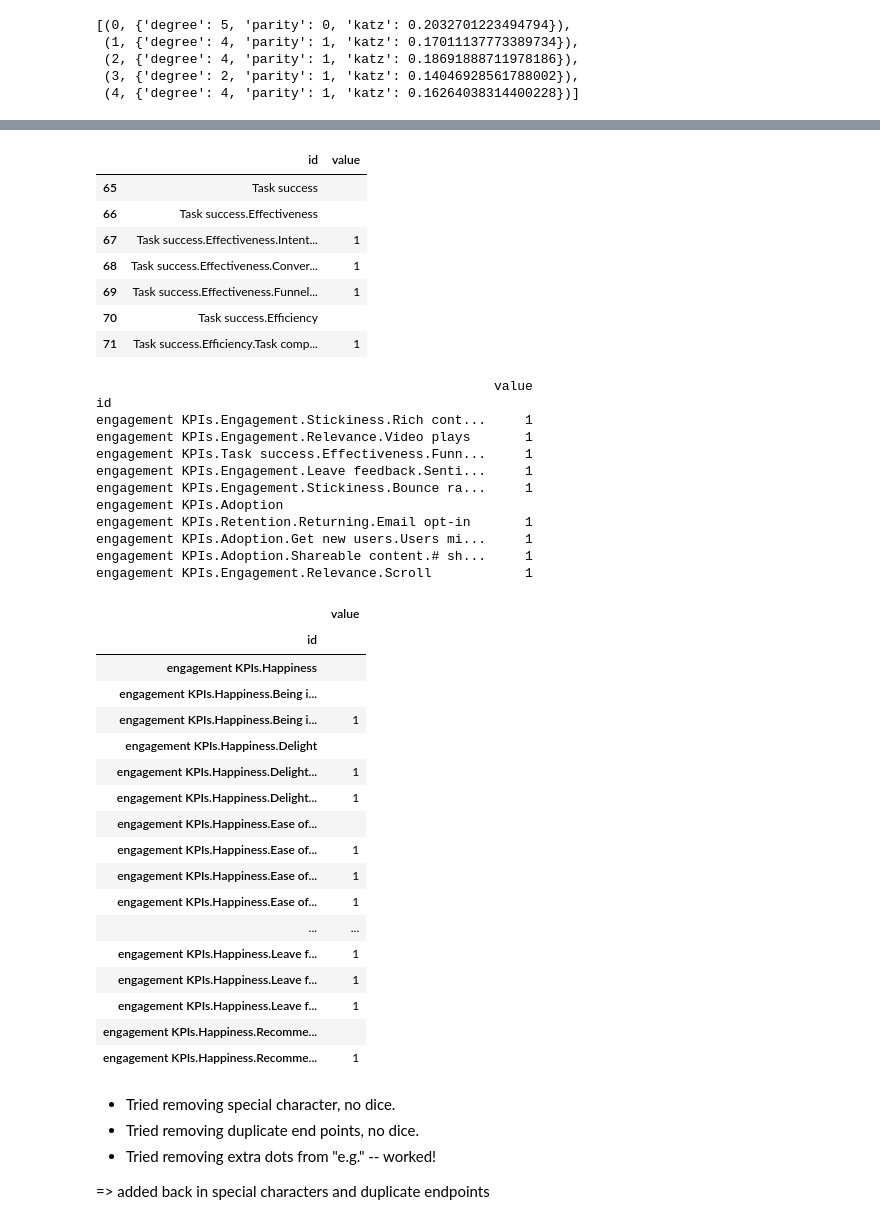
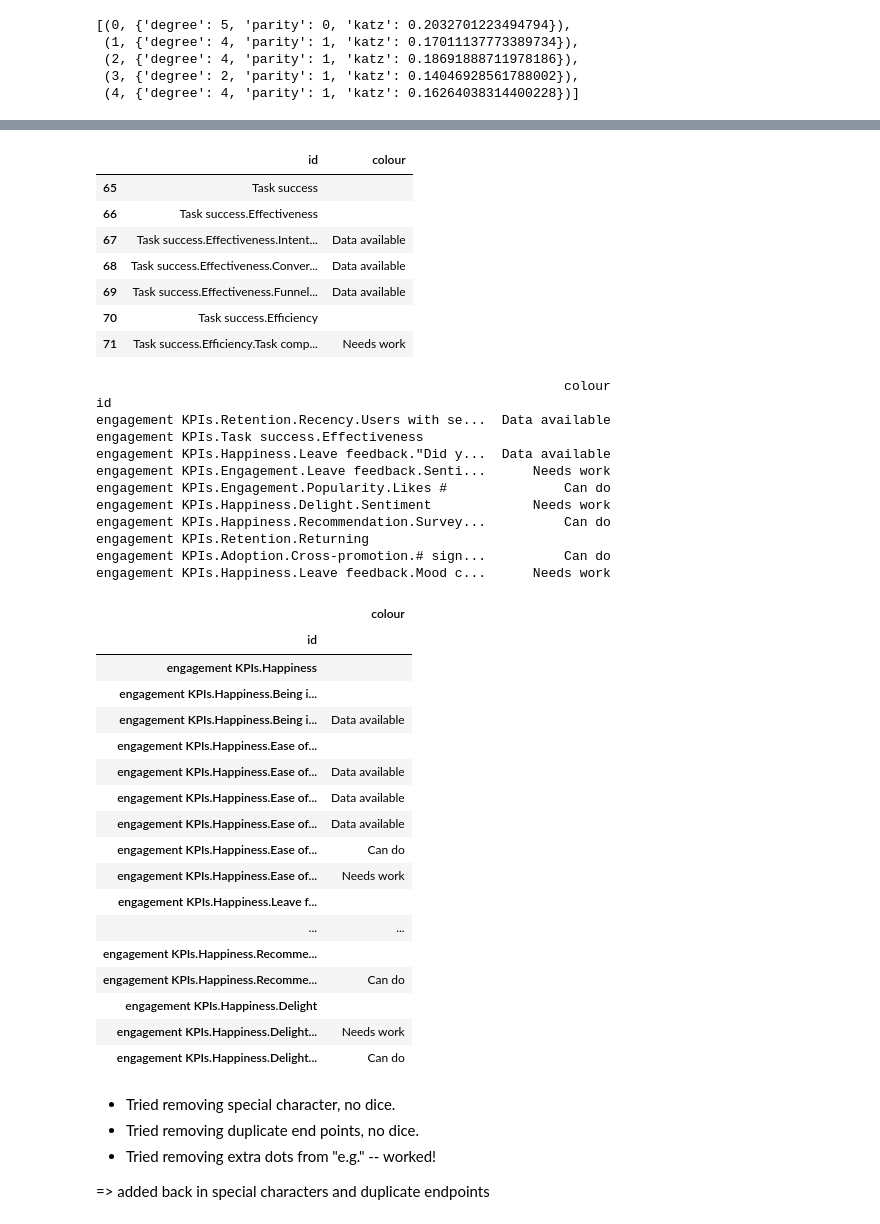
Before and after one commit to SWannell/engagement-kpi-mapping, a Jupyter notebook: TreeViz.ipynb, the cells around one changed output, grey strips where cells are left out. Saved outputs shown, nothing was run; the diff lists cells and outputs as text; code cells hidden in the pictures.

```diff
--- a/TreeViz.ipynb
+++ b/TreeViz.ipynb
@@ -312,7 +312,7 @@ Found a [CSV-based D3 radial tidy tree](https://blockbuilder.org/FrissAnalytics/
 # %%
-eng = pd.read_csv('RawData\\KPI workshop write-up_Engagement - with dupes.csv')
+eng = pd.read_csv('RawData\\KPI workshop write-up_Engagement - Sheet1.csv')
 eng.columns = ['objective', 'driver', 'metric', 'slice', 'colour']
-eng.drop('colour', axis=1, inplace=True)
+eng.drop('slice', axis=1, inplace=True)
 for col in ['objective', 'driver', 'metric']:
     eng[col] = eng[col].str.replace('.', '')
 eng.sample(10)
@@ -331,33 +331,34 @@ eng.sample(10)
 # %%
-eng_tidy = pd.DataFrame(columns=['id', 'value'])
+eng_tidy = pd.DataFrame(columns=['id', 'colour'])
 counter = 0
 pairs = set([])
 for i in eng.index:
     obj_dri_met = (eng.loc[i, 'objective'], eng.loc[i, 'driver'], eng.loc[i, 'metric'])
     obj_dri = obj_dri_met[:2]
     obj = obj_dri_met[0]
+    colour = eng.loc[i, 'colour']
     if obj not in pairs:
         pairs.add(obj)
         eng_tidy.loc[counter] = [obj, '']
         counter += 1
     if obj_dri not in pairs:
         pairs.add(obj_dri)
         eng_tidy.loc[counter] = ['{}.{}'.format(obj_dri[0], obj_dri[1]), '']
         counter += 1
     if obj_dri_met not in pairs:
         pairs.add(obj_dri_met)
-        eng_tidy.loc[counter] = ['{}.{}.{}'.format(obj_dri_met[0], obj_dri_met[1], obj_dri_met[2]), 1]
+        eng_tidy.loc[counter] = ['{}.{}.{}'.format(obj_dri_met[0], obj_dri_met[1], obj_dri_met[2]), colour]
         counter += 1
 eng_tidy[eng_tidy['id'].str.startswith('Task success')]
 # %% [output]
-|  | id | value |
+|  | id | colour |
 | 65 | Task success |  |
 | 66 | Task success.Effectiveness |  |
-| 67 | Task success.Effectiveness.Intent... | 1 |
-| 68 | Task success.Effectiveness.Conver... | 1 |
-| 69 | Task success.Effectiveness.Funnel... | 1 |
+| 67 | Task success.Effectiveness.Intent... | Data available |
+| 68 | Task success.Effectiveness.Conver... | Data available |
+| 69 | Task success.Effectiveness.Funnel... | Data available |
 | 70 | Task success.Efficiency |  |
-| 71 | Task success.Efficiency.Task comp... | 1 |
+| 71 | Task success.Efficiency.Task comp... | Needs work |
 # %%
 root_name = 'engagement KPIs'
 eng_tidy['id'] = root_name + '.' + eng_tidy['id']
@@ -365,40 +366,40 @@ eng_tidy.loc[counter] = [root_name, '']
 eng_tidy.set_index('id', inplace=True)
 print(eng_tidy.sample(10))
 # %% [output]
-                                                   value
+                                                            colour
 id
-engagement KPIs.Engagement.Stickiness.Rich cont...     1
-engagement KPIs.Engagement.Relevance.Video plays       1
-engagement KPIs.Task success.Effectiveness.Funn...     1
-engagement KPIs.Engagement.Leave feedback.Senti...     1
-engagement KPIs.Engagement.Stickiness.Bounce ra...     1
-engagement KPIs.Adoption
-engagement KPIs.Retention.Returning.Email opt-in       1
-engagement KPIs.Adoption.Get new users.Users mi...     1
-engagement KPIs.Adoption.Shareable content.# sh...     1
-engagement KPIs.Engagement.Relevance.Scroll            1
+engagement KPIs.Retention.Recency.Users with se...  Data available
+engagement KPIs.Task success.Effectiveness
+engagement KPIs.Happiness.Leave feedback."Did y...  Data available
+engagement KPIs.Engagement.Leave feedback.Senti...      Needs work
+engagement KPIs.Engagement.Popularity.Likes #               Can do
+engagement KPIs.Happiness.Delight.Sentiment             Needs work
+engagement KPIs.Happiness.Recommendation.Survey...          Can do
+engagement KPIs.Retention.Returning
+engagement KPIs.Adoption.Cross-promotion.# sign...          Can do
+engagement KPIs.Happiness.Leave feedback.Mood c...      Needs work
 # %%
 # eng_tidy.index = eng_tidy.index.str.replace("[^\w\.]", "", regex=True)
 eng_tidy[eng_tidy.index.str.startswith('engagement KPIs.Happiness')]
 # %% [output]
-|  | value |
+|  | colour |
 | id |  |
 | engagement KPIs.Happiness |  |
 | engagement KPIs.Happiness.Being i... |  |
-| engagement KPIs.Happiness.Being i... | 1 |
+| engagement KPIs.Happiness.Being i... | Data available |
+| engagement KPIs.Happiness.Ease of... |  |
+| engagement KPIs.Happiness.Ease of... | Data available |
+| engagement KPIs.Happiness.Ease of... | Data available |
+| engagement KPIs.Happiness.Ease of... | Data available |
+| engagement KPIs.Happiness.Ease of... | Can do |
+| engagement KPIs.Happiness.Ease of... | Needs work |
+| engagement KPIs.Happiness.Leave f... |  |
+| ... | ... |
+| engagement KPIs.Happiness.Recomme... |  |
+| engagement KPIs.Happiness.Recomme... | Can do |
 | engagement KPIs.Happiness.Delight |  |
-| engagement KPIs.Happiness.Delight... | 1 |
-| engagement KPIs.Happiness.Delight... | 1 |
-| engagement KPIs.Happiness.Ease of... |  |
-| engagement KPIs.Happiness.Ease of... | 1 |
-| engagement KPIs.Happiness.Ease of... | 1 |
-| engagement KPIs.Happiness.Ease of... | 1 |
-| ... | ... |
-| engagement KPIs.Happiness.Leave f... | 1 |
-| engagement KPIs.Happiness.Leave f... | 1 |
-| engagement KPIs.Happiness.Leave f... | 1 |
-| engagement KPIs.Happiness.Recomme... |  |
-| engagement KPIs.Happiness.Recomme... | 1 |
+| engagement KPIs.Happiness.Delight... | Needs work |
+| engagement KPIs.Happiness.Delight... | Can do |
 # %%
 eng_tidy.sort_values(by='id', inplace=True)
 eng_tidy.to_csv('ex_radial-tidy-tree\\engagement_kpis_tidy.csv')
```
Also changed, not shown: parts of 5 cells of this notebook, 4 other files.
